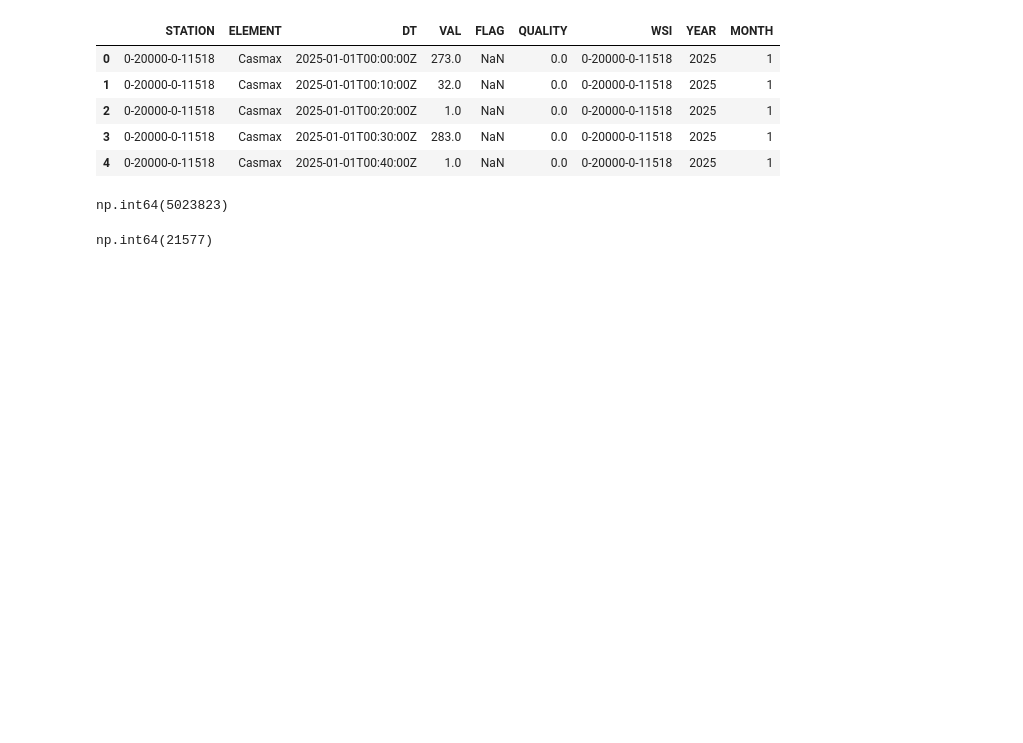
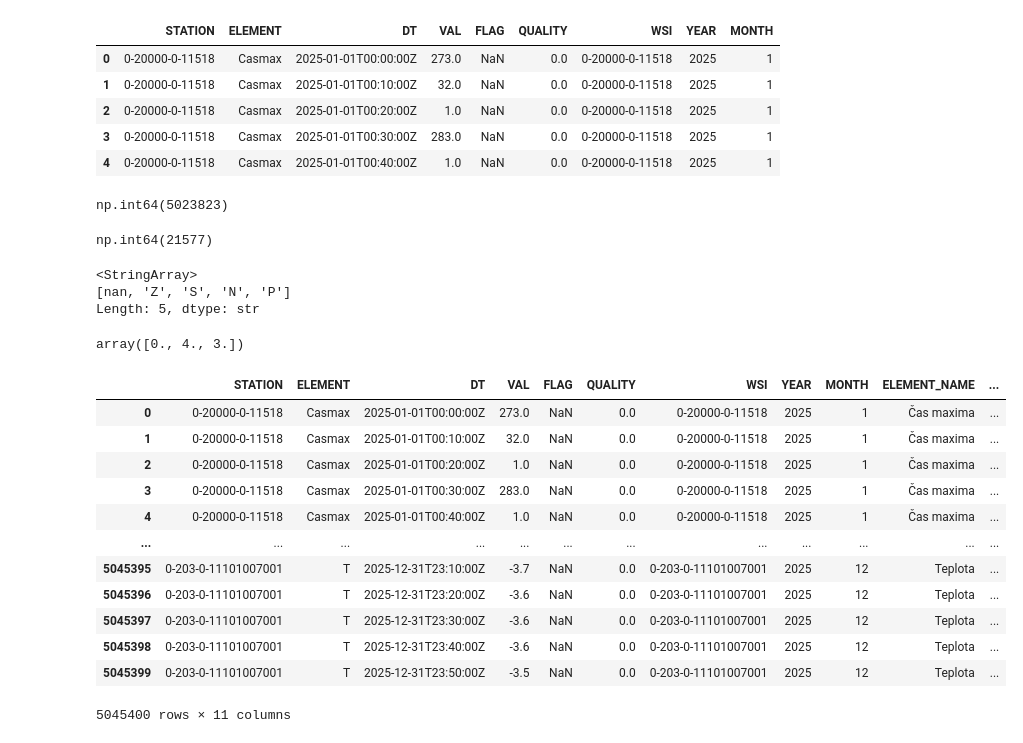
Before and after one commit to jayjay7788/Data-Processing-in-Python---Project, a Jupyter notebook: notebooks/data processing draft.ipynb, the cells around one changed output. Drawn from its saved outputs; the diff is of its cells as text; code cells hidden in the pictures; blank space fills up the shorter version.

```diff
--- a/notebooks/data processing draft.ipynb
+++ b/notebooks/data processing draft.ipynb
@@ -125,6 +125,34 @@ np.int64(5023823)
 df_weather['FLAG'].notna().sum()
 # %% [output]
 np.int64(21577)
+# %%
+df_weather['FLAG'].unique()
+# %% [output]
+<StringArray>
+[nan, 'Z', 'S', 'N', 'P']
+Length: 5, dtype: str
+# %%
+df_weather['QUALITY'].unique()
+# %% [output]
+array([0., 4., 3.])
 # %%
 ### mapping variables names in weather data
 df_weather['ELEMENT_NAME'] = df_weather['ELEMENT'].map(chmi_vars_dict)
+
+df_weather['WSI_NAME'] = df_weather['WSI'].map(wsi_dict)
+# %%
+df_weather
+# %% [output]
+|  | STATION | ELEMENT | DT | VAL | FLAG | QUALITY | WSI | YEAR | MONTH | ELEMENT_NAME | ... |
+| 0 | 0-20000-0-11518 | Casmax | 2025-01-01T00:00:00Z | 273.0 | NaN | 0.0 | 0-20000-0-11518 | 2025 | 1 | Čas maxima | ... |
+| 1 | 0-20000-0-11518 | Casmax | 2025-01-01T00:10:00Z | 32.0 | NaN | 0.0 | 0-20000-0-11518 | 2025 | 1 | Čas maxima | ... |
+| 2 | 0-20000-0-11518 | Casmax | 2025-01-01T00:20:00Z | 1.0 | NaN | 0.0 | 0-20000-0-11518 | 2025 | 1 | Čas maxima | ... |
+| 3 | 0-20000-0-11518 | Casmax | 2025-01-01T00:30:00Z | 283.0 | NaN | 0.0 | 0-20000-0-11518 | 2025 | 1 | Čas maxima | ... |
+| 4 | 0-20000-0-11518 | Casmax | 2025-01-01T00:40:00Z | 1.0 | NaN | 0.0 | 0-20000-0-11518 | 2025 | 1 | Čas maxima | ... |
+| ... | ... | ... | ... | ... | ... | ... | ... | ... | ... | ... | ... |
+| 5045395 | 0-203-0-11101007001 | T | 2025-12-31T23:10:00Z | -3.7 | NaN | 0.0 | 0-203-0-11101007001 | 2025 | 12 | Teplota | ... |
+| 5045396 | 0-203-0-11101007001 | T | 2025-12-31T23:20:00Z | -3.6 | NaN | 0.0 | 0-203-0-11101007001 | 2025 | 12 | Teplota | ... |
+| 5045397 | 0-203-0-11101007001 | T | 2025-12-31T23:30:00Z | -3.6 | NaN | 0.0 | 0-203-0-11101007001 | 2025 | 12 | Teplota | ... |
+| 5045398 | 0-203-0-11101007001 | T | 2025-12-31T23:40:00Z | -3.6 | NaN | 0.0 | 0-203-0-11101007001 | 2025 | 12 | Teplota | ... |
+| 5045399 | 0-203-0-11101007001 | T | 2025-12-31T23:50:00Z | -3.5 | NaN | 0.0 | 0-203-0-11101007001 | 2025 | 12 | Teplota | ... |
+5045400 rows × 11 columns
```
Also changed, not shown: parts of 18 cells of this notebook.
